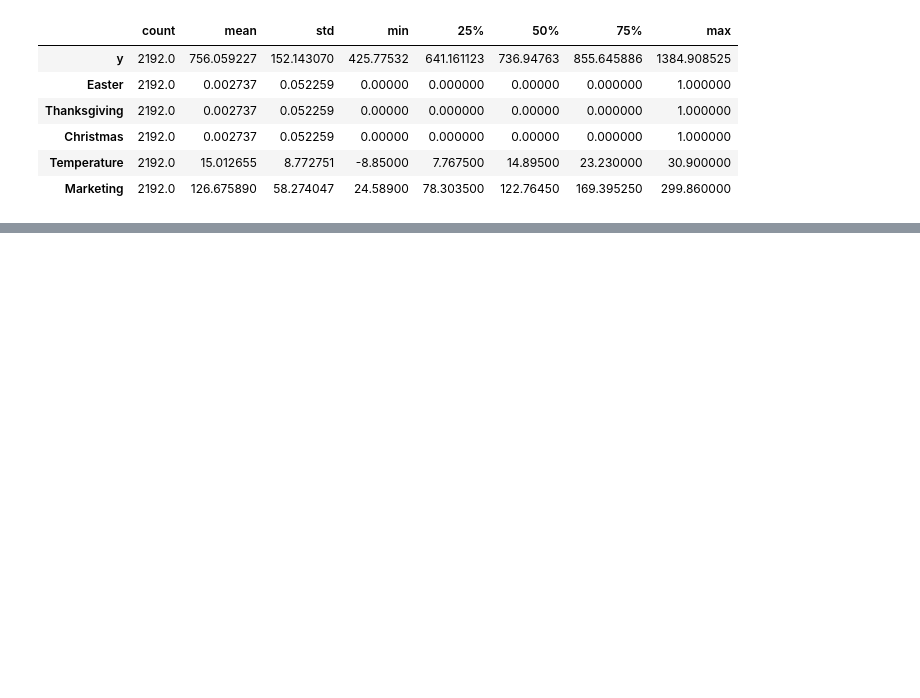
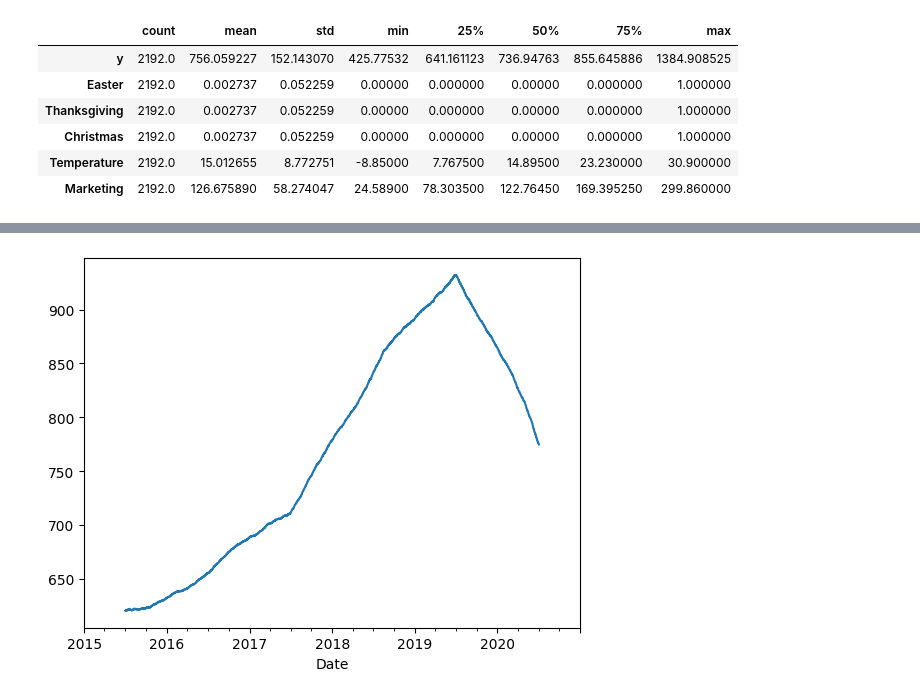
Before and after one commit to jeremysb1/forecasting, a Jupyter notebook: eda_template.ipynb, the cells around one changed output, grey strips where cells are left out. Cells and saved outputs as stored; diff of their text form; code cells hidden in the pictures; blank space fills up the shorter version.

```diff
--- a/eda_template.ipynb
+++ b/eda_template.ipynb
@@ -50,0 +68,5 @@ df.describe().transpose()
+# %%
+#plotting
+decomposition.trend.plot();
+# %% [output]
+[figure, added]
```
Also changed, not shown: parts of 5 cells of this notebook.
